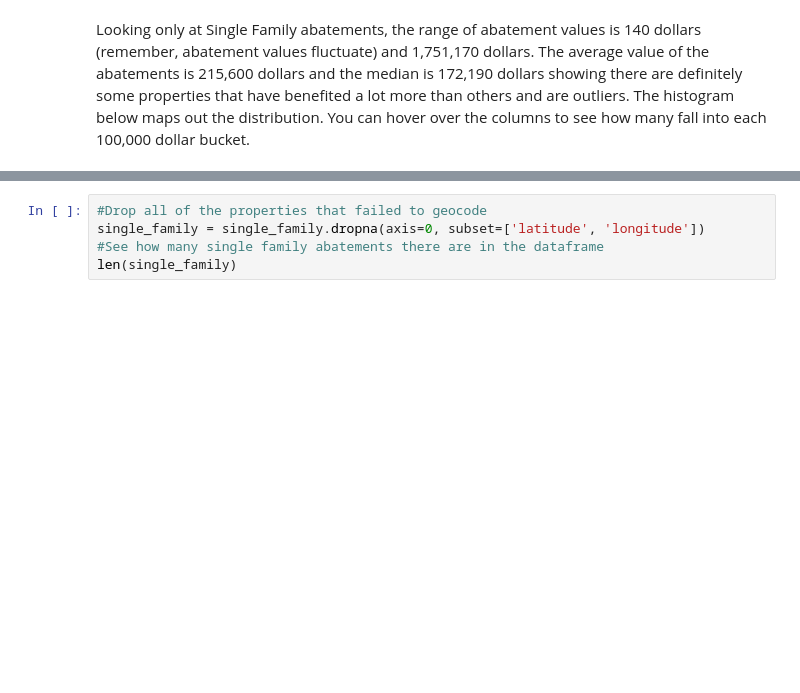
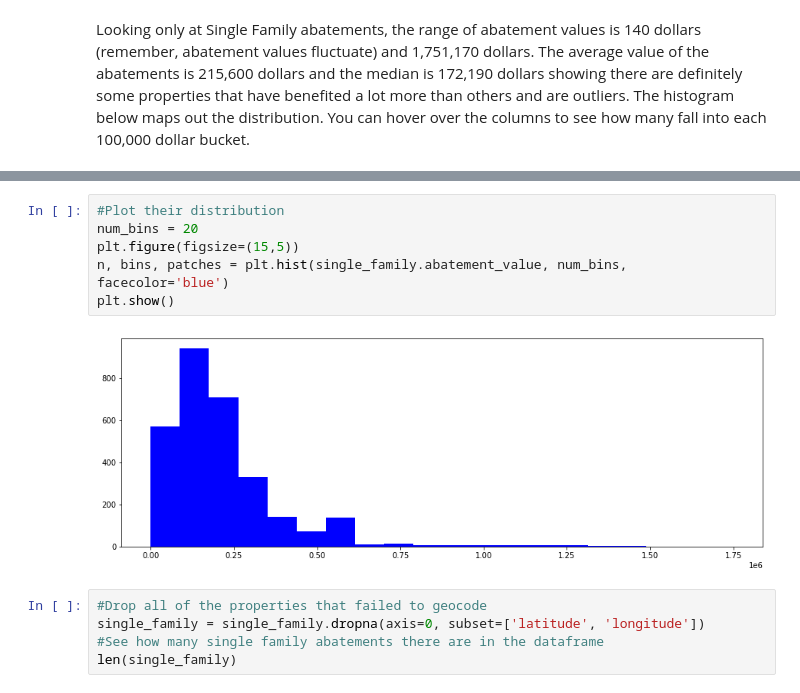
Before and after one commit to CincyBC/Abatement-Maps, a Jupyter notebook: Abatement Heatmap.ipynb, the cells around one changed output, grey strips where cells are left out. Saved outputs shown, nothing was run; the diff lists cells and outputs as text; blank space fills up the shorter version.

Commit message:
Replaced Plotly graphs with Matplotlib

```diff
--- a/Abatement Heatmap.ipynb
+++ b/Abatement Heatmap.ipynb
@@ -93,3 +87,11 @@ fig.show()
+# %%
+#Plot their distribution
+num_bins = 20
+plt.figure(figsize=(15,5))
+n, bins, patches = plt.hist(single_family.abatement_value, num_bins, facecolor='blue')
+plt.show()
+# %% [output]
+[figure, added]
 # %%
 #Drop all of the properties that failed to geocode
 single_family = single_family.dropna(axis=0, subset=['latitude', 'longitude'])
```
Also changed, not shown: parts of 5 cells of this notebook.
